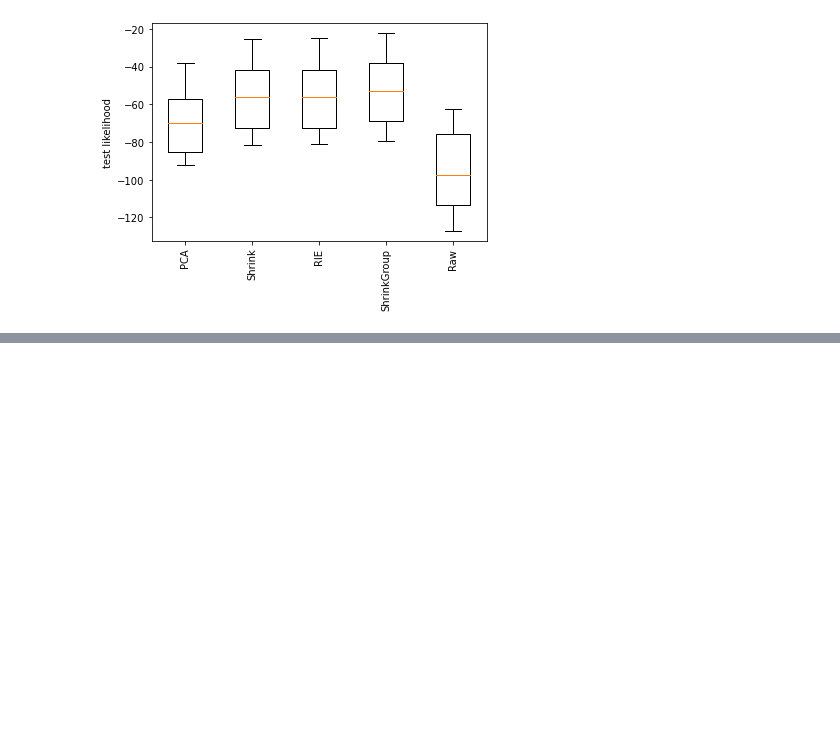
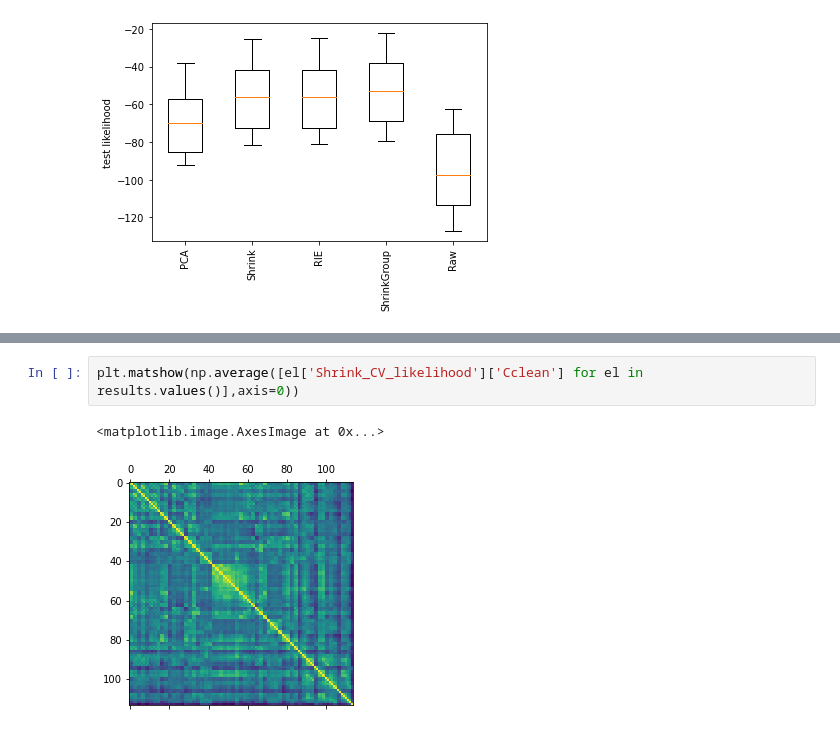
Before and after one commit to nannagram/prob-models, a Jupyter notebook: notebooks/notebook.ipynb, the cells around one changed output, grey strips where cells are left out. Cells and saved outputs as stored; diff of their text form; blank space fills up the shorter version.

```diff
--- a/notebooks/notebook.ipynb
+++ b/notebooks/notebook.ipynb
@@ -110,0 +121,5 @@ plt.show()
+# %%
+plt.matshow(np.average([el['Shrink_CV_likelihood']['Cclean'] for el in results.values()],axis=0))
+# %% [output]
+<matplotlib.image.AxesImage at 0x...>
+[figure, added]
```
Also changed, not shown: parts of 1 cell of this notebook.
